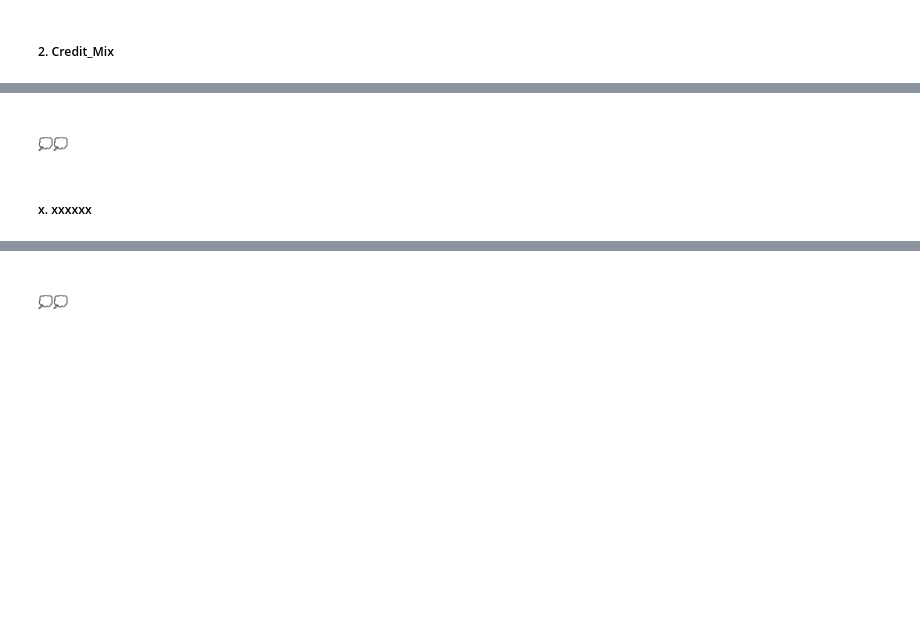
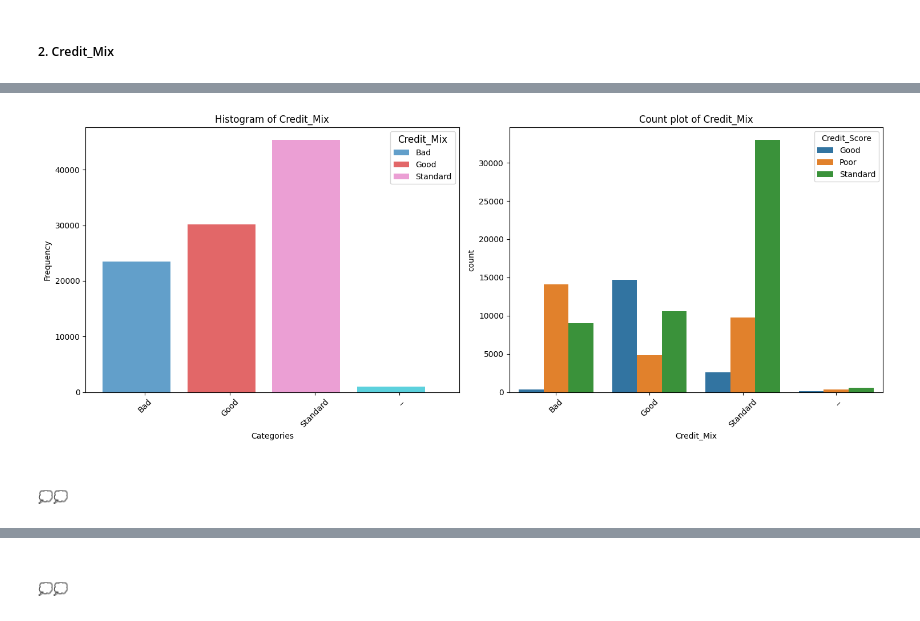
Before and after one commit to BasmaElhoseny01/Credit-Score-Classification-and-Analysis, a Jupyter notebook: src/preprocessing_visualizations.ipynb, the cells around one changed output, grey strips where cells are left out. Drawn from its saved outputs; the diff is of its cells as text; code cells hidden in the pictures; blank space fills up the shorter version.

```diff
--- a/src/preprocessing_visualizations.ipynb
+++ b/src/preprocessing_visualizations.ipynb
@@ -171,4 +163,6 @@ draw_count_plot(df=df, key='Occupation')
+# %%
+draw_categorical_feature(df,feature_name='Credit_Mix')
+# %% [output]
+[figure, added]
 # %% [markdown]
 ##### 💭💭
-# %% [markdown]
-##### x. xxxxxx
```
Also changed, not shown: parts of 9 cells of this notebook.
